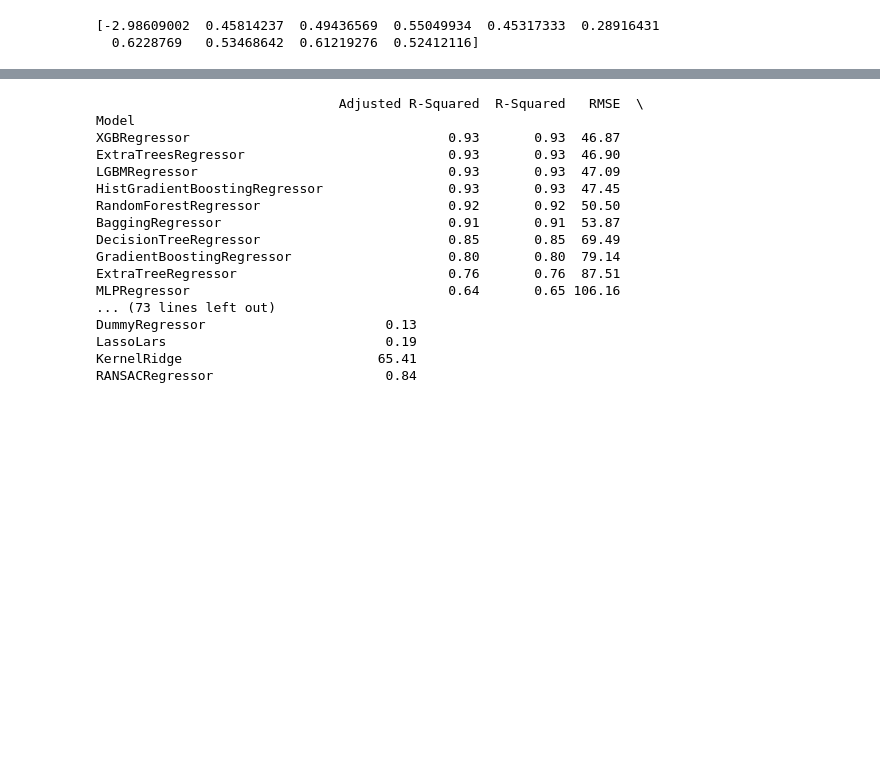
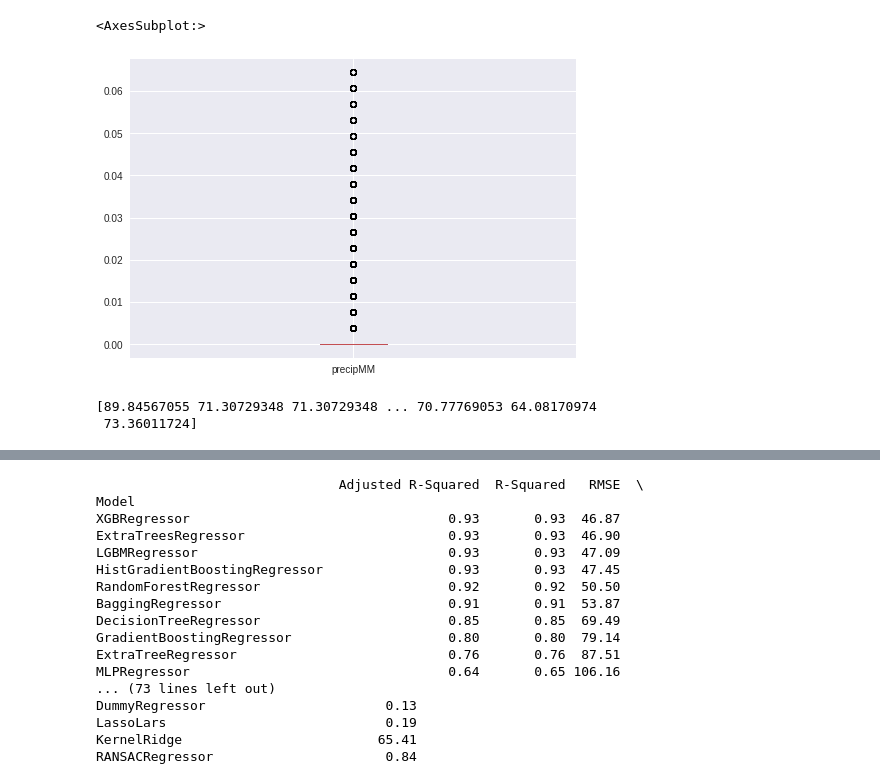
Before and after one commit to karstenWERNER/antelope, a Jupyter notebook: bikeshare/2005-20/2015-20/present.ipynb, the cells around one changed output, grey strips where cells are left out. Drawn from its saved outputs; the diff is of its cells as text; code cells hidden in the pictures; blank space fills up the shorter version.

```diff
--- a/bikeshare/2005-20/2015-20/present.ipynb
+++ b/bikeshare/2005-20/2015-20/present.ipynb
@@ -134,0 +188,5 @@ print(score)
+# %%
+capital_df_outl.precipMM.plot.box()
+# %% [output]
+<AxesSubplot:>
+[figure, added]
@@ -135,17 +197,18 @@ print(score)
 # %%
-capital_df_sel = capital_df[['windspeed','totalSnow_cm' ,'WindGustKmph','cloudcover','humidity','precipMM','visibility','season','year','month','hour','weekday','weather','temperature','felt_temperature', 'users_total']]
+capital_df_sel = capital_df_outl[['weather','felt_temperature','humidity','users_total', 'precipMM']]
+#'weather','felt_temperature','humidity','users_total'
 
-X = capital_df_sel.drop(columns = ['users_total'])
-y = capital_df_sel['users_total']
+X_1 = capital_df_sel.drop(columns = ['users_total'])
+y_1 = capital_df_sel['users_total']
 
-X = pd.get_dummies(X)
+#X = pd.get_dummies(X)
 #y = pd.get_dummies(y)
 
-model = AdaBoostRegressor()
+#model = AdaBoostRegressor()
+model = RandomForestRegressor(max_features= 'auto', n_estimators= 100, n_jobs= -1)
 #accuracy = cross_val_score(model, X, y, scoring='explained_variance', cv=10)
-score = cross_val_score(model, X, y, cv=10)
+score = cross_val_predict(model, X_1, y_1, cv=10)
 print(score)
-#print("Accuracy of Model with Cross Validation is:",accuracy.mean() * 100)
 # %% [output]
-[-2.98609002  0.45814237  0.49436569  0.55049934  0.45317333  0.28916431
-  0.6228769   0.53468642  0.61219276  0.52412116]
+[89.84567055 71.30729348 71.30729348 ... 70.77769053 64.08170974
+ 73.36011724]
```
Also changed, not shown: parts of 23 cells of this notebook, 7 other files.
